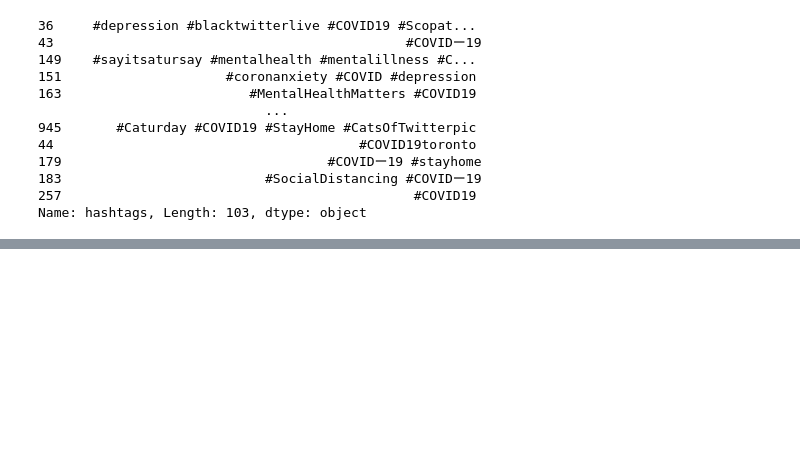
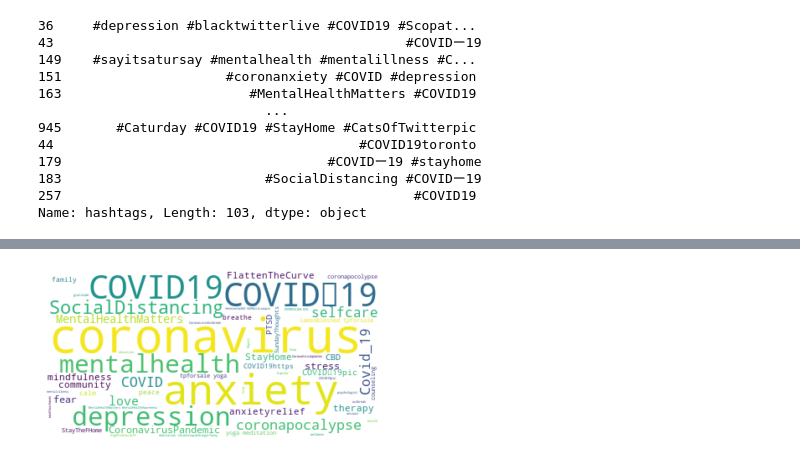
Before and after one commit to edwardsrk/depression-anxiety-tweets, a Jupyter notebook: Depression and Anxiety in Tweets.ipynb, the cells around one changed output, grey strips where cells are left out. Saved outputs shown, nothing was run; the diff lists cells and outputs as text; code cells hidden in the pictures; blank space fills up the shorter version.

```diff
--- a/Depression and Anxiety in Tweets.ipynb
+++ b/Depression and Anxiety in Tweets.ipynb
@@ -233,3 +308,6 @@ COVID
 183                          #SocialDistancing #COVIDー19
 257                                             #COVID19
 Name: hashtags, Length: 103, dtype: object
+# %%
+unsplit = df_nonan.tolist()
+#list where all hashtags per tweet are one string
@@ -235,0 +334,3 @@ Name: hashtags, Length: 103, dtype: object
+# %%
+split = [ob.split(' ') for ob in unsplit ]
+#list of lists of all hashtags per tweet
@@ -235,0 +357,3 @@ Name: hashtags, Length: 103, dtype: object
+# %%
+flat_combo = [word for word_list in split for word in word_list]
+#flat list of all hashtags
@@ -235,0 +380,10 @@ Name: hashtags, Length: 103, dtype: object
+# %%
+flat_string = " ".join(tag for tag in flat_combo)
+#all hashtags to one string
+# %%
+wordcloud = WordCloud(background_color="white").generate(flat_string)
+plt.imshow(wordcloud, interpolation='bilinear')
+plt.axis("off")
+plt.show()
+# %% [output]
+[figure, added]
```
Also changed, not shown: parts of 20 cells of this notebook.
